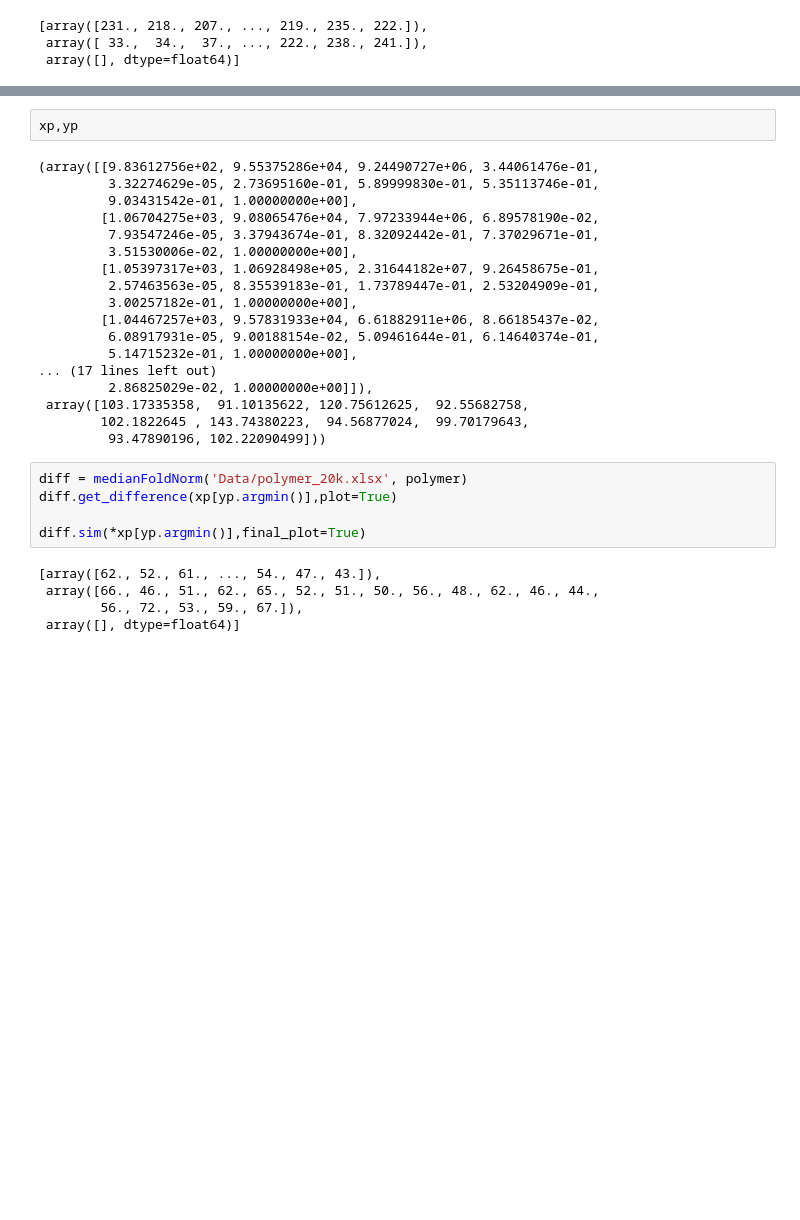
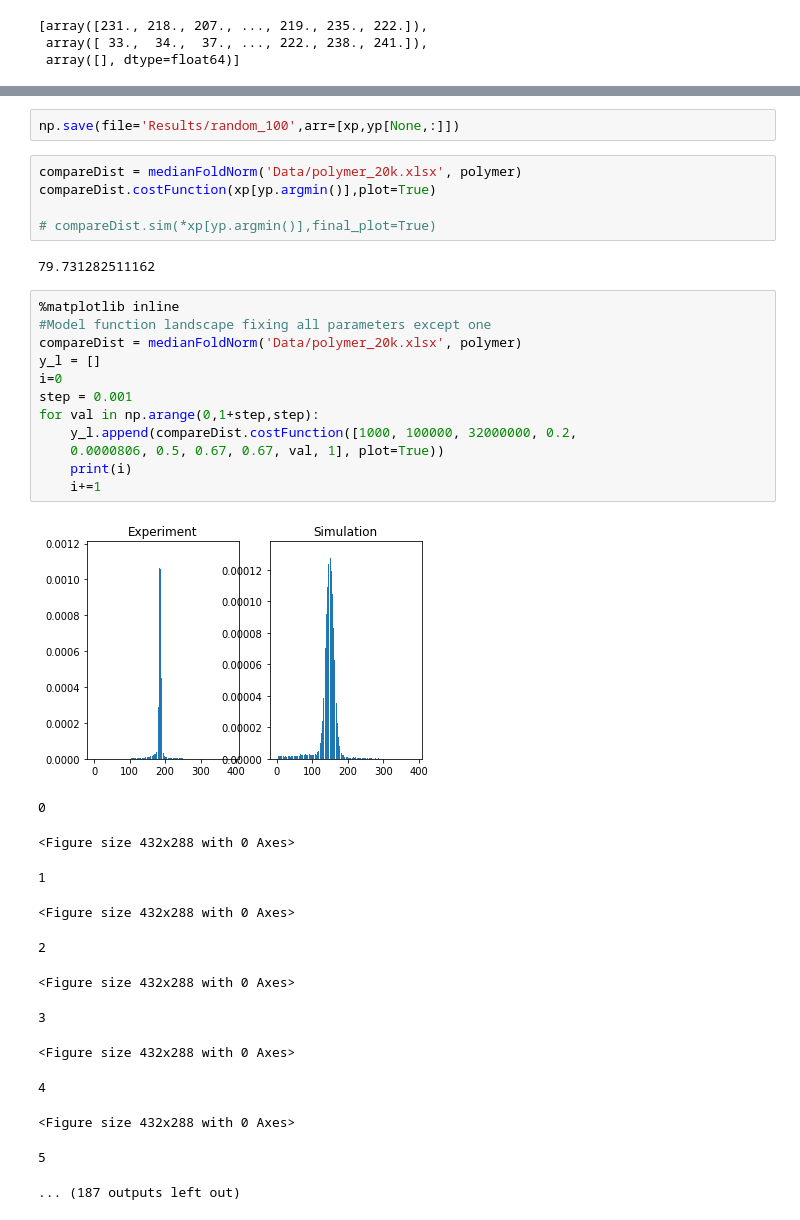
Before and after one commit to appie-17/PolymerGrowthSimulator, a Jupyter notebook: Bayesian Optimization.ipynb, the cells around one changed output, grey strips where cells are left out. Drawn from its saved outputs; the diff is of its cells as text; blank space fills up the shorter version.

```diff
--- a/Bayesian Optimization.ipynb
+++ b/Bayesian Optimization.ipynb
@@ -53,32 +33,37 @@ xp,yp = bayesian_optimisation(15,diff.get_difference, bound,
 # %% [output]
 Using matplotlib backend: TkAgg
-# %%
-xp,yp
-# %% [output]
-(array([[9.83612756e+02, 9.55375286e+04, 9.24490727e+06, 3.44061476e-01,
-         3.32274629e-05, 2.73695160e-01, 5.89999830e-01, 5.35113746e-01,
-         9.03431542e-01, 1.00000000e+00],
-        [1.06704275e+03, 9.08065476e+04, 7.97233944e+06, 6.89578190e-02,
-         7.93547246e-05, 3.37943674e-01, 8.32092442e-01, 7.37029671e-01,
-         3.51530006e-02, 1.00000000e+00],
-        [1.05397317e+03, 1.06928498e+05, 2.31644182e+07, 9.26458675e-01,
-         2.57463563e-05, 8.35539183e-01, 1.73789447e-01, 2.53204909e-01,
-         3.00257182e-01, 1.00000000e+00],
-        [1.04467257e+03, 9.57831933e+04, 6.61882911e+06, 8.66185437e-02,
-         6.08917931e-05, 9.00188154e-02, 5.09461644e-01, 6.14640374e-01,
-         5.14715232e-01, 1.00000000e+00],
-... (17 lines left out)
-         2.86825029e-02, 1.00000000e+00]]),
- array([103.17335358,  91.10135622, 120.75612625,  92.55682758,
-        102.1822645 , 143.74380223,  94.56877024,  99.70179643,
-         93.47890196, 102.22090499]))
+# %%
+np.save(file='Results/random_100',arr=[xp,yp[None,:]])
 # %%
-diff = medianFoldNorm('Data/polymer_20k.xlsx', polymer)
-diff.get_difference(xp[yp.argmin()],plot=True)
+compareDist = medianFoldNorm('Data/polymer_20k.xlsx', polymer)
+compareDist.costFunction(xp[yp.argmin()],plot=True)
 
-diff.sim(*xp[yp.argmin()],final_plot=True)
+# compareDist.sim(*xp[yp.argmin()],final_plot=True)
 # %% [output]
-[array([62., 52., 61., ..., 54., 47., 43.]),
- array([66., 46., 51., 62., 65., 52., 51., 50., 56., 48., 62., 46., 44.,
-        56., 72., 53., 59., 67.]),
- array([], dtype=float64)]
+79.731282511162
+# %%
+%matplotlib inline
+#Model function landscape fixing all parameters except one
+compareDist = medianFoldNorm('Data/polymer_20k.xlsx', polymer)
+y_l = []
+i=0
+step = 0.001
+for val in np.arange(0,1+step,step):
+    y_l.append(compareDist.costFunction([1000, 100000, 32000000, 0.2,
+    0.0000806, 0.5, 0.67, 0.67, val, 1], plot=True))
+    print(i)
+    i+=1
+# %% [output]
+[figure, added]
+0
+<Figure size 432x288 with 0 Axes>
+1
+<Figure size 432x288 with 0 Axes>
+2
+<Figure size 432x288 with 0 Axes>
+3
+<Figure size 432x288 with 0 Axes>
+4
+<Figure size 432x288 with 0 Axes>
+5
+... (187 outputs left out)
```
Also changed, not shown: parts of 5 cells of this notebook, 9 other files.
